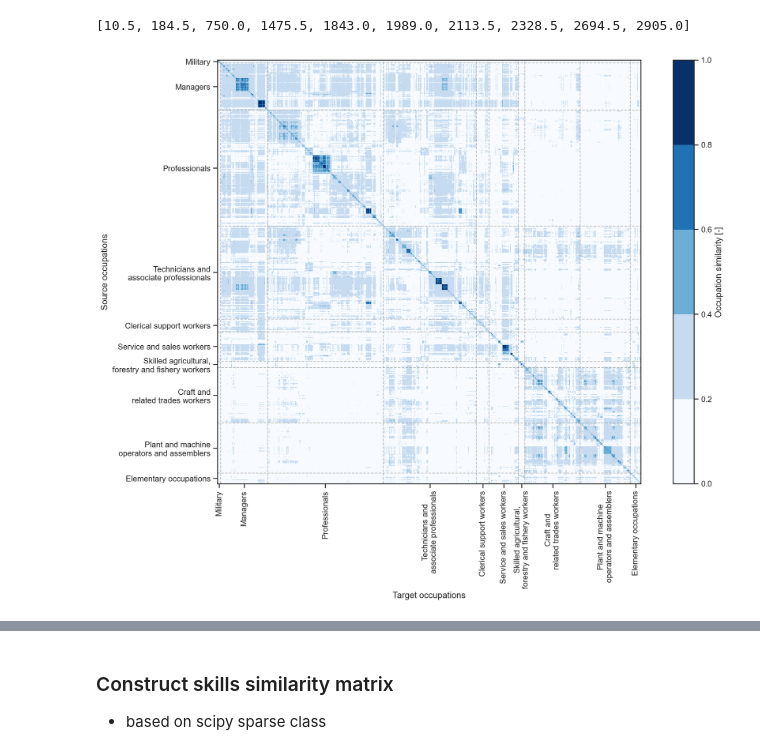
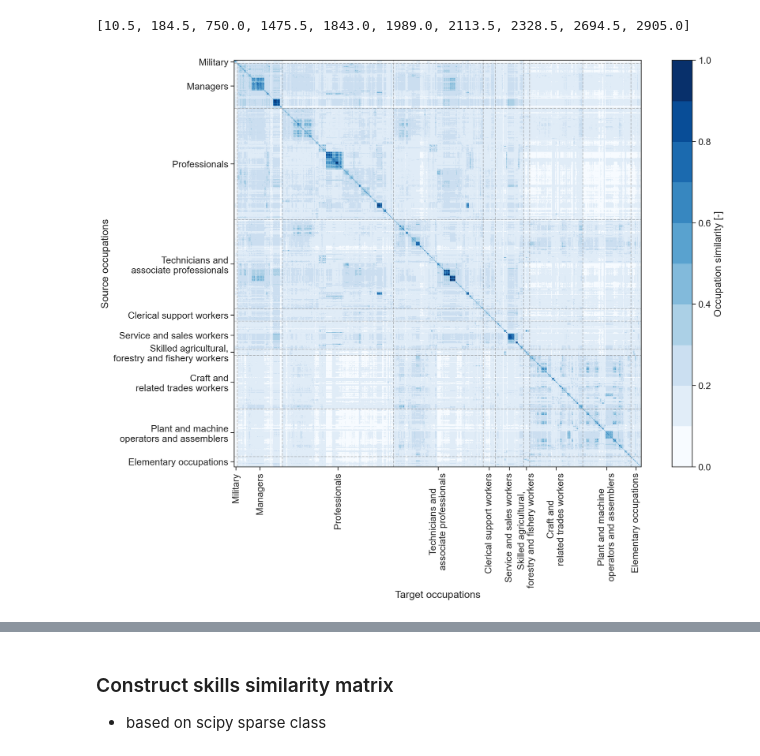
Before and after one commit to derpyninja/rejet, a Jupyter notebook: notebooks/01-fz-esco-similarity-matrix-essential-optional.ipynb, the cells around one changed output, grey strips where cells are left out. Drawn from its saved outputs; the diff is of its cells as text; code cells hidden in the pictures.

```diff
--- a/notebooks/01-fz-esco-similarity-matrix-essential-optional.ipynb
+++ b/notebooks/01-fz-esco-similarity-matrix-essential-optional.ipynb
@@ -21,7 +21,7 @@ import matplotlib.pyplot as plt
 %config InlineBackend.figure_format = 'retina'
 
 import seaborn as sns
-sns.set_context("poster")
+sns.set_context("paper", font_scale=1.5)
 sns.set(rc={'figure.figsize': (16, 9.)})
 sns.set_style("ticks")
 
@@ -375,28 +376,29 @@ center_ticks
 # %% [output]
 [10.5, 184.5, 750.0, 1475.5, 1843.0, 1989.0, 2113.5, 2328.5, 2694.5, 2905.0]
 # %%
-plt.imshow(sim_kanders[x, y], cmap = cmap, vmin=0, vmax=1)
-cbar = plt.colorbar(fraction=0.046, pad=0.04, orientation='vertical')
-cbar.ax.set_ylabel("Occupation similarity [-]")
-plt.xlabel("Target occupations")
-plt.ylabel("Source occupations")
-plt.tight_layout()
-#sns.despine()
+with sns.axes_style("ticks"), sns.plotting_context("paper", font_scale=1.5):
+    plt.imshow(sim_kanders[x, y], cmap = plt.get_cmap("Blues", 10), vmin=0, vmax=1)
+    cbar = plt.colorbar(fraction=0.046, pad=0.04, orientation='vertical')
+    cbar.ax.set_ylabel("Occupation similarity [-]")
+    plt.xlabel("Target occupations")
+    plt.ylabel("Source occupations")
+    plt.tight_layout()
+    #sns.despine()
 
-plt.xticks(center_ticks, list(isco_lvl1_mapping.values()), rotation=90)
-plt.yticks(center_ticks, list(isco_lvl1_mapping.values()))
+    plt.xticks(center_ticks, list(isco_lvl1_mapping.values()), rotation=90)
+    plt.yticks(center_ticks, list(isco_lvl1_mapping.values()))
 
-for i in df_reindex_isco_lvl1.index.values:
-    if df_reindex_isco_lvl1.loc[i, "iscoGroup"] == 1:
-        plt.axvline(x=i, color='grey', linewidth=1, alpha=0.5, linestyle="--")
-        plt.axhline(y=i, color='grey', linewidth=1, alpha=0.5, linestyle="--")
+    for i in df_reindex_isco_lvl1.index.values:
+        if df_reindex_isco_lvl1.loc[i, "iscoGroup"] == 1:
+            plt.axvline(x=i, color='grey', linewidth=1, alpha=0.5, linestyle="--")
+            plt.axhline(y=i, color='grey', linewidth=1, alpha=0.5, linestyle="--")
 
 
-plt.savefig(
-    os.path.join(figure_dir, "esco", "occupation_similarity_matrix_kanders_isco_groups.png"),
-    bbox_inches="tight",
-    dpi=300
-)
+    plt.savefig(
+        os.path.join(figure_dir, "esco", "occupation_similarity_matrix_kanders_isco_groups.png"),
+        bbox_inches="tight",
+        dpi=300
+    )
 # %% [output]
-[figure, old version]
+[figure, new version]
 # %%
```
Also changed, not shown: parts of 3 cells of this notebook, 25 other files.
